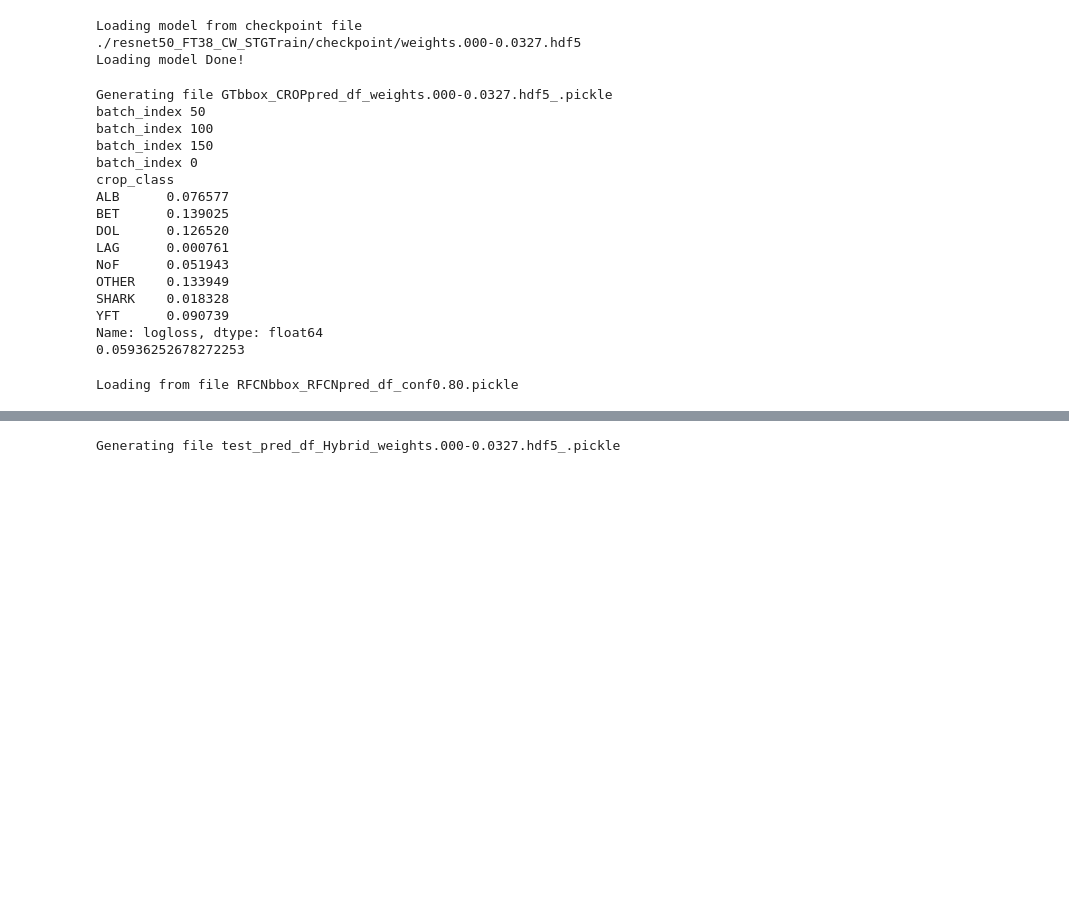
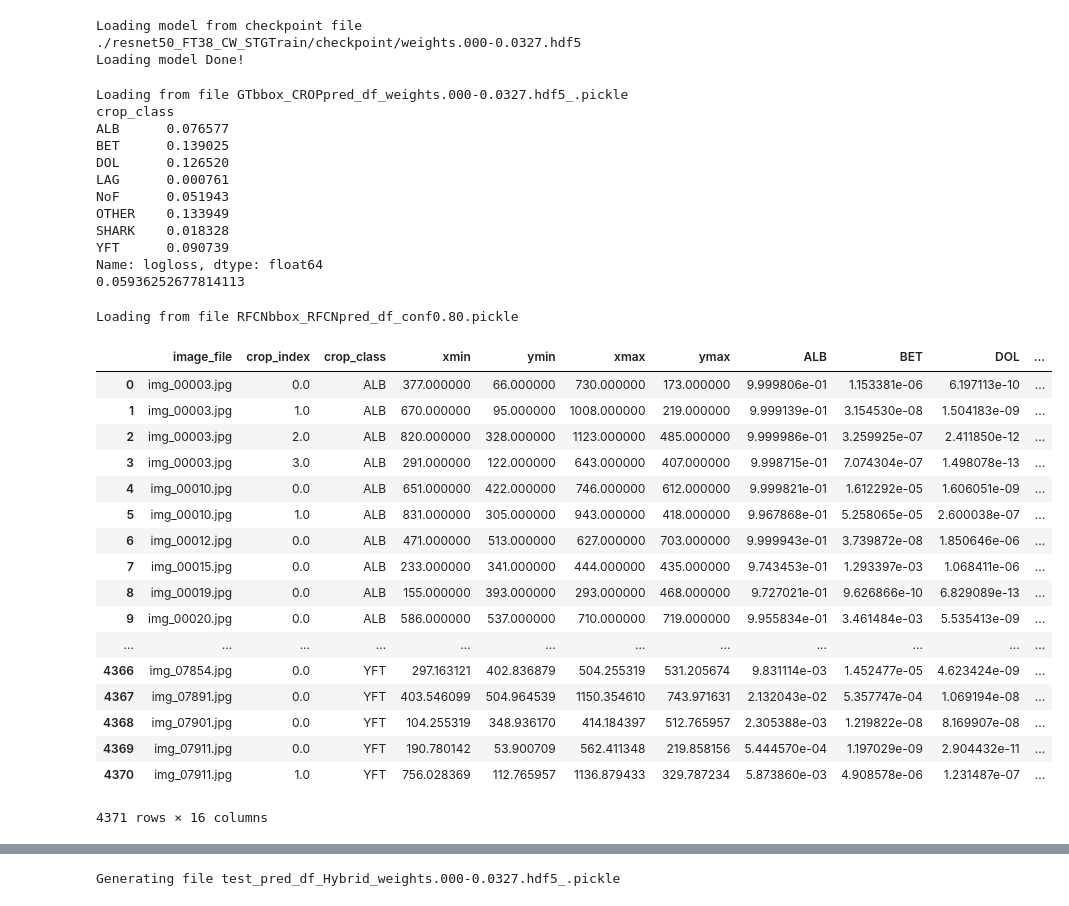
Before and after one commit to namiyao/Kaggle_NCFM, a Jupyter notebook: model_bbox/Classifier_rep.ipynb, the cells around one changed output, grey strips where cells are left out. Saved outputs shown, nothing was run; the diff lists cells and outputs as text; code cells hidden in the pictures; blank space fills up the shorter version.

```diff
--- a/model_bbox/Classifier_rep.ipynb
+++ b/model_bbox/Classifier_rep.ipynb
@@ -157,10 +157,3 @@ else:
     GTbbox_df.to_pickle(OUTPUT_DIR+file_name)
 # %% [output]
 Loading from file GTbbox_df.pickle
-# %%
-row = GTbbox_df.loc[959]
-image_file = row['image_file']
-fish = row['crop_class']
-bbox = [row['xmin'],row['ymin'],row['xmax'],row['ymax']]
-cropped = load_img(TEST_DIR+image_file,bbox,target_size=(ROWS,COLS))
-cropped
@@ -500,11 +491,7 @@ else:
 print(GTbbox_CROPpred_df.groupby(['crop_class'])['logloss'].mean())
 print(GTbbox_CROPpred_df['logloss'].mean())
 # %% [output]
-Generating file GTbbox_CROPpred_df_weights.000-0.0327.hdf5_.pickle
-batch_index 50
-batch_index 100
-batch_index 150
-batch_index 0
+Loading from file GTbbox_CROPpred_df_weights.000-0.0327.hdf5_.pickle
 crop_class
 ALB      0.076577
 BET      0.139025
@@ -515,4 +502,4 @@ OTHER    0.133949
 SHARK    0.018328
 YFT      0.090739
 Name: logloss, dtype: float64
-0.05936252678272253
+0.05936252677814113
@@ -593,3 +569,24 @@ else:
     RFCNbbox_RFCNpred_df.to_pickle(OUTPUT_DIR+file_name)
 # %% [output]
 Loading from file RFCNbbox_RFCNpred_df_conf0.80.pickle
+# %%
+GTbbox_CROPpred_df.loc[GTbbox_CROPpred_df['crop_class']!='NoF']
+# %% [output]
+|  | image_file | crop_index | crop_class | xmin | ymin | xmax | ymax | ALB | BET | DOL | ... |
+| 0 | img_00003.jpg | 0.0 | ALB | 377.000000 | 66.000000 | 730.000000 | 173.000000 | 9.999806e-01 | 1.153381e-06 | 6.197113e-10 | ... |
+| 1 | img_00003.jpg | 1.0 | ALB | 670.000000 | 95.000000 | 1008.000000 | 219.000000 | 9.999139e-01 | 3.154530e-08 | 1.504183e-09 | ... |
+| 2 | img_00003.jpg | 2.0 | ALB | 820.000000 | 328.000000 | 1123.000000 | 485.000000 | 9.999986e-01 | 3.259925e-07 | 2.411850e-12 | ... |
+| 3 | img_00003.jpg | 3.0 | ALB | 291.000000 | 122.000000 | 643.000000 | 407.000000 | 9.998715e-01 | 7.074304e-07 | 1.498078e-13 | ... |
+| 4 | img_00010.jpg | 0.0 | ALB | 651.000000 | 422.000000 | 746.000000 | 612.000000 | 9.999821e-01 | 1.612292e-05 | 1.606051e-09 | ... |
+| 5 | img_00010.jpg | 1.0 | ALB | 831.000000 | 305.000000 | 943.000000 | 418.000000 | 9.967868e-01 | 5.258065e-05 | 2.600038e-07 | ... |
+| 6 | img_00012.jpg | 0.0 | ALB | 471.000000 | 513.000000 | 627.000000 | 703.000000 | 9.999943e-01 | 3.739872e-08 | 1.850646e-06 | ... |
+| 7 | img_00015.jpg | 0.0 | ALB | 233.000000 | 341.000000 | 444.000000 | 435.000000 | 9.743453e-01 | 1.293397e-03 | 1.068411e-06 | ... |
+| 8 | img_00019.jpg | 0.0 | ALB | 155.000000 | 393.000000 | 293.000000 | 468.000000 | 9.727021e-01 | 9.626866e-10 | 6.829089e-13 | ... |
+| 9 | img_00020.jpg | 0.0 | ALB | 586.000000 | 537.000000 | 710.000000 | 719.000000 | 9.955834e-01 | 3.461484e-03 | 5.535413e-09 | ... |
+| ... | ... | ... | ... | ... | ... | ... | ... | ... | ... | ... | ... |
+| 4366 | img_07854.jpg | 0.0 | YFT | 297.163121 | 402.836879 | 504.255319 | 531.205674 | 9.831114e-03 | 1.452477e-05 | 4.623424e-09 | ... |
+| 4367 | img_07891.jpg | 0.0 | YFT | 403.546099 | 504.964539 | 1150.354610 | 743.971631 | 2.132043e-02 | 5.357747e-04 | 1.069194e-08 | ... |
+| 4368 | img_07901.jpg | 0.0 | YFT | 104.255319 | 348.936170 | 414.184397 | 512.765957 | 2.305388e-03 | 1.219822e-08 | 8.169907e-08 | ... |
+| 4369 | img_07911.jpg | 0.0 | YFT | 190.780142 | 53.900709 | 562.411348 | 219.858156 | 5.444570e-04 | 1.197029e-09 | 2.904432e-11 | ... |
+| 4370 | img_07911.jpg | 1.0 | YFT | 756.028369 | 112.765957 | 1136.879433 | 329.787234 | 5.873860e-03 | 4.908578e-06 | 1.231487e-07 | ... |
+4371 rows × 16 columns
```
Also changed, not shown: parts of 18 cells of this notebook, 3 other files.
